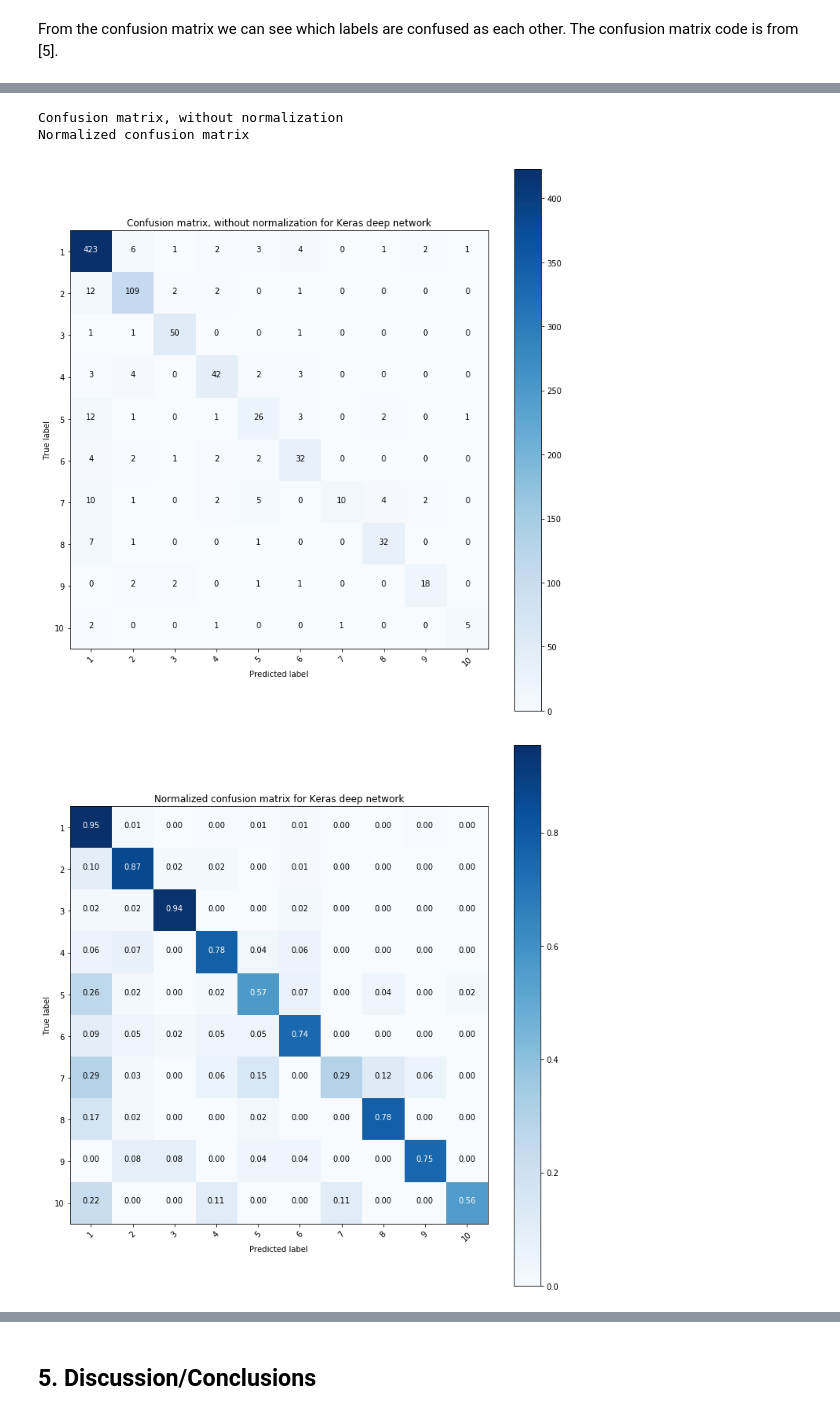
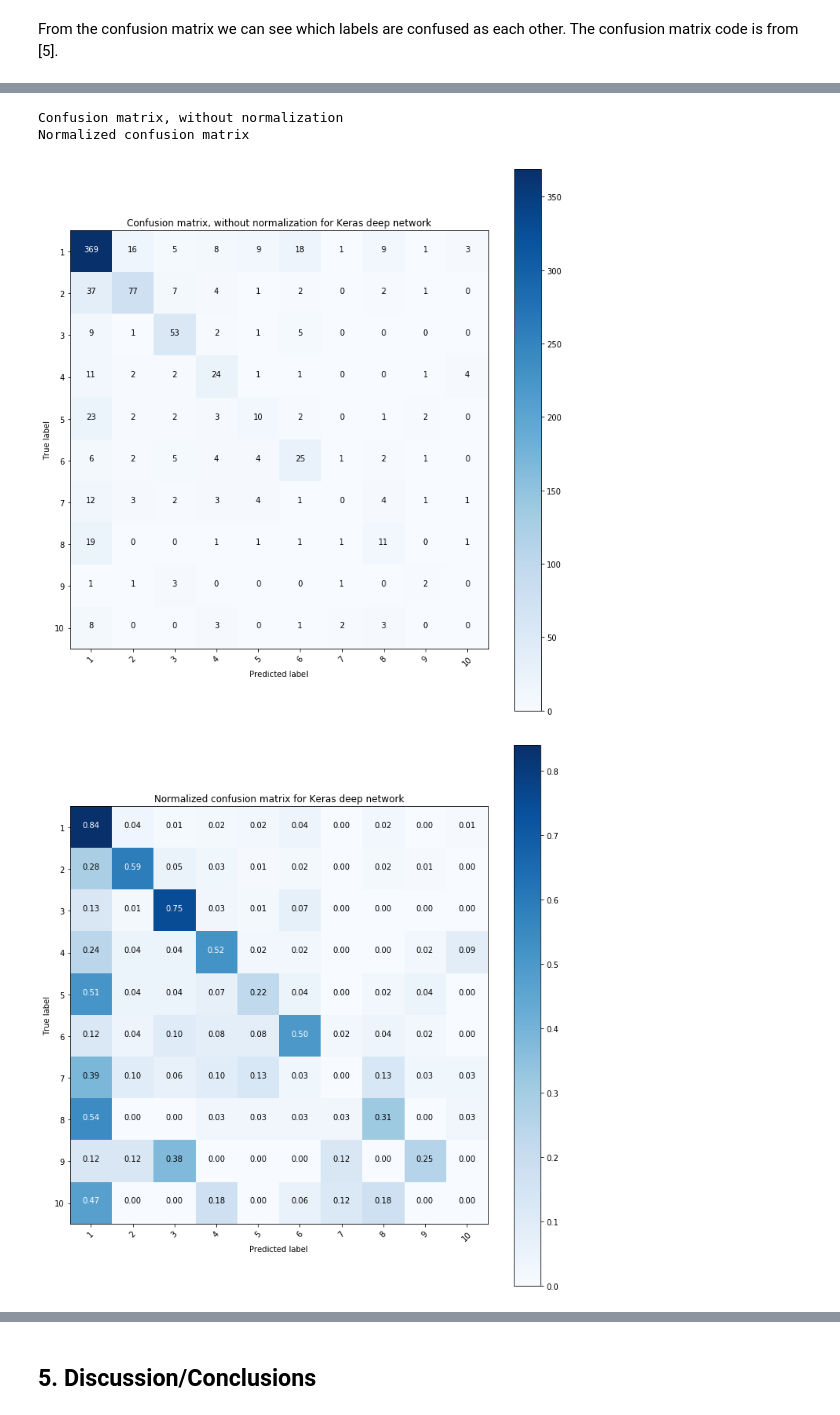
Before and after one commit to AnssiMoisio/mlbp-project, a Jupyter notebook: project-report.ipynb, the cells around one changed output, grey strips where cells are left out. Saved outputs shown, nothing was run; the diff lists cells and outputs as text; code cells hidden in the pictures.

Commit message:
added logloss to sklearn, fixed confusion matrix for keras

```diff
--- a/project-report.ipynb
+++ b/project-report.ipynb
@@ -561,27 +558,19 @@ In contrast, the neural network based implementation has a much better confusion
 # %%
-test_data = [
-	val_data[:, :168],
-	val_data[:, 168:216],
-	val_data[:, 216:]
-]
-prediction_net = model.predict(test_data)
-y_classes = prediction_net.argmax(axis=-1) # convert probabilities into labels
-y_classes = np.subtract(y_classes, [-1]*len(y_classes))
-
-conf_m = confusion_matrix(val_labels, y_classes)
+# plot confusion matrix for the Keras deep network model
+conf_m = confusion_matrix(y_test, y_classes)
 # Plot non-normalized confusion matrix
 plt.figure(figsize=(10, 10))
 plot_confusion_matrix(conf_m,
                       title='Confusion matrix, without normalization for Keras deep network')
 
 # Plot normalized confusion matrix
 plt.figure(figsize=(10, 10))
 plot_confusion_matrix(conf_m, normalize=True,
                       title='Normalized confusion matrix for Keras deep network')
 
 plt.show()
 # %% [output]
 Confusion matrix, without normalization
 Normalized confusion matrix
-[figure, old version]
+[figure, new version]
-[figure, old version]
+[figure, new version]
```
Also changed, not shown: parts of 10 cells of this notebook, 1 other file.
